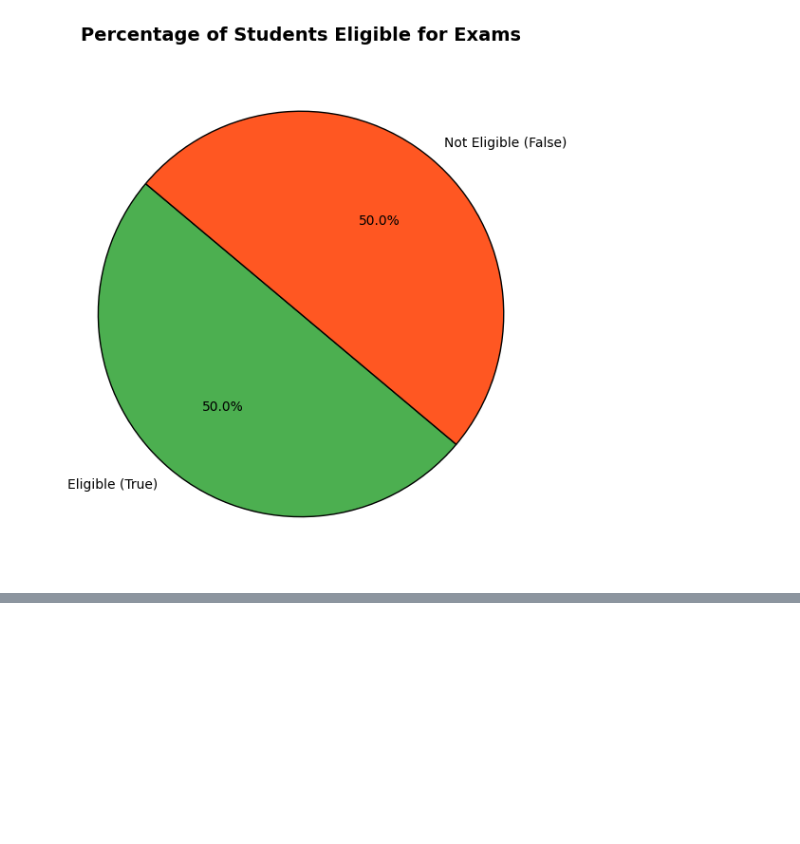
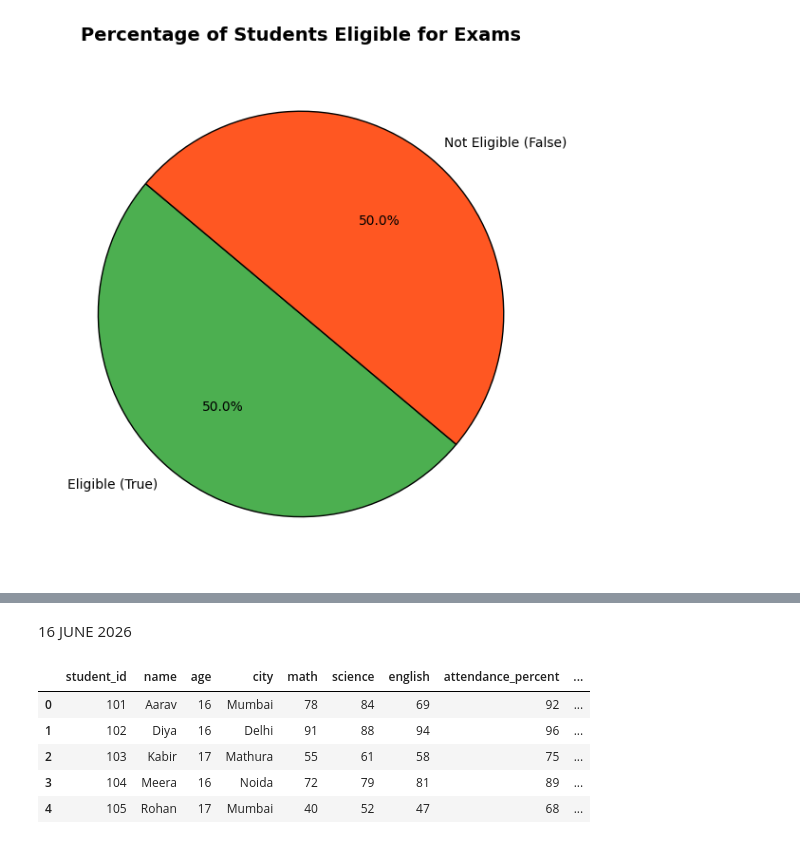
Before and after one commit to adi23042008-byte/aiml-bootcamp-2026, a Jupyter notebook: aiml_bootcamp_2026.ipynb, the cells around one changed output, grey strips where cells are left out. Saved outputs shown, nothing was run; the diff lists cells and outputs as text; code cells hidden in the pictures; blank space fills up the shorter version.

```diff
--- a/aiml_bootcamp_2026.ipynb
+++ b/aiml_bootcamp_2026.ipynb
@@ -313,3 +325,5 @@ for student in students:
         result = "Fail"
 
     print(student["name"], "-", result)
+# %% [markdown]
+16 JUNE 2026
@@ -315,0 +355,11 @@ for student in students:
+# %%
+import pandas as pd
+df = pd.read_csv('/session4_dummy_students_data.csv.xls')
+df.head()
+# %% [output]
+|  | student_id | name | age | city | math | science | english | attendance_percent | ... |
+| 0 | 101 | Aarav | 16 | Mumbai | 78 | 84 | 69 | 92 | ... |
+| 1 | 102 | Diya | 16 | Delhi | 91 | 88 | 94 | 96 | ... |
+| 2 | 103 | Kabir | 17 | Mathura | 55 | 61 | 58 | 75 | ... |
+| 3 | 104 | Meera | 16 | Noida | 72 | 79 | 81 | 89 | ... |
+| 4 | 105 | Rohan | 17 | Mumbai | 40 | 52 | 47 | 68 | ... |
```
Also changed, not shown: parts of 38 cells of this notebook.
